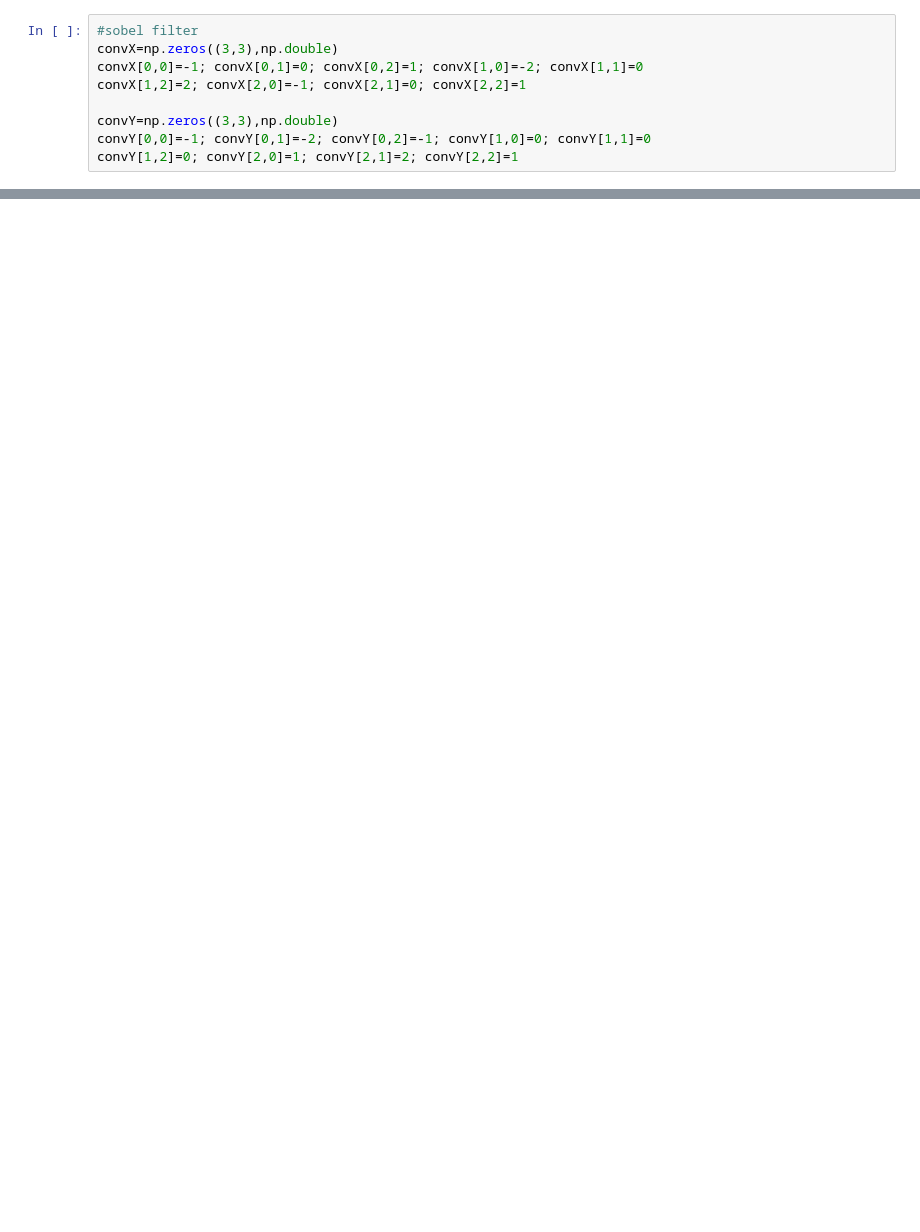
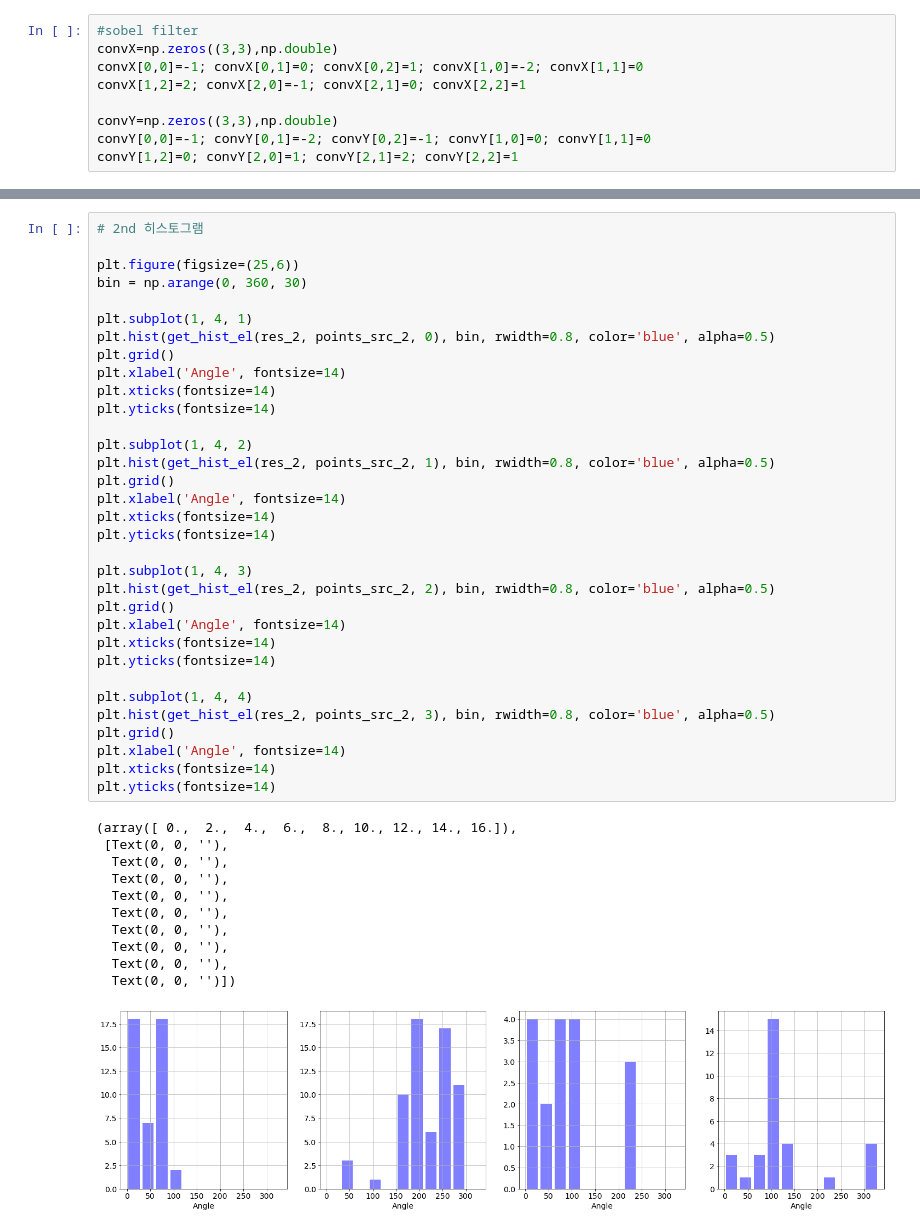
Before and after one commit to leejaeyun94/computer_vision, a Jupyter notebook: project1.ipynb, the cells around one changed output, grey strips where cells are left out. Saved outputs shown, nothing was run; the diff lists cells and outputs as text; blank space fills up the shorter version.

```diff
--- a/project1.ipynb
+++ b/project1.ipynb
@@ -102,0 +182,45 @@ plt.show()
+# %%
+# 2nd 히스토그램
+
+plt.figure(figsize=(25,6))
+bin = np.arange(0, 360, 30)
+
+plt.subplot(1, 4, 1)
+plt.hist(get_hist_el(res_2, points_src_2, 0), bin, rwidth=0.8, color='blue', alpha=0.5)
+plt.grid()
+plt.xlabel('Angle', fontsize=14)
+plt.xticks(fontsize=14)
+plt.yticks(fontsize=14)
+
+plt.subplot(1, 4, 2)
+plt.hist(get_hist_el(res_2, points_src_2, 1), bin, rwidth=0.8, color='blue', alpha=0.5)
+plt.grid()
+plt.xlabel('Angle', fontsize=14)
+plt.xticks(fontsize=14)
+plt.yticks(fontsize=14)
+
+plt.subplot(1, 4, 3)
+plt.hist(get_hist_el(res_2, points_src_2, 2), bin, rwidth=0.8, color='blue', alpha=0.5)
+plt.grid()
+plt.xlabel('Angle', fontsize=14)
+plt.xticks(fontsize=14)
+plt.yticks(fontsize=14)
+
+plt.subplot(1, 4, 4)
+plt.hist(get_hist_el(res_2, points_src_2, 3), bin, rwidth=0.8, color='blue', alpha=0.5)
+plt.grid()
+plt.xlabel('Angle', fontsize=14)
+plt.xticks(fontsize=14)
+plt.yticks(fontsize=14)
+# %% [output]
+(array([ 0.,  2.,  4.,  6.,  8., 10., 12., 14., 16.]),
+ [Text(0, 0, ''),
+  Text(0, 0, ''),
+  Text(0, 0, ''),
+  Text(0, 0, ''),
+  Text(0, 0, ''),
+  Text(0, 0, ''),
+  Text(0, 0, ''),
+  Text(0, 0, ''),
+  Text(0, 0, '')])
+[figure, added]
```
Also changed, not shown: parts of 16 cells of this notebook.
